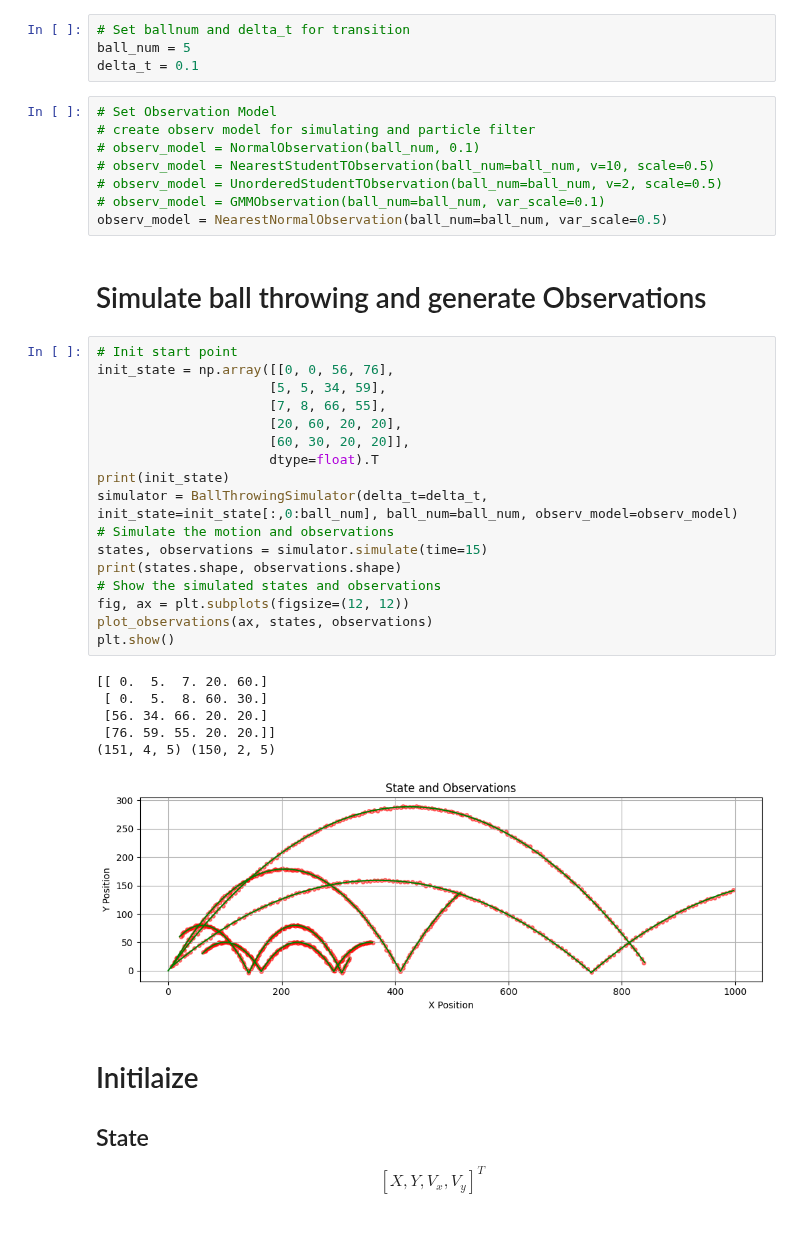
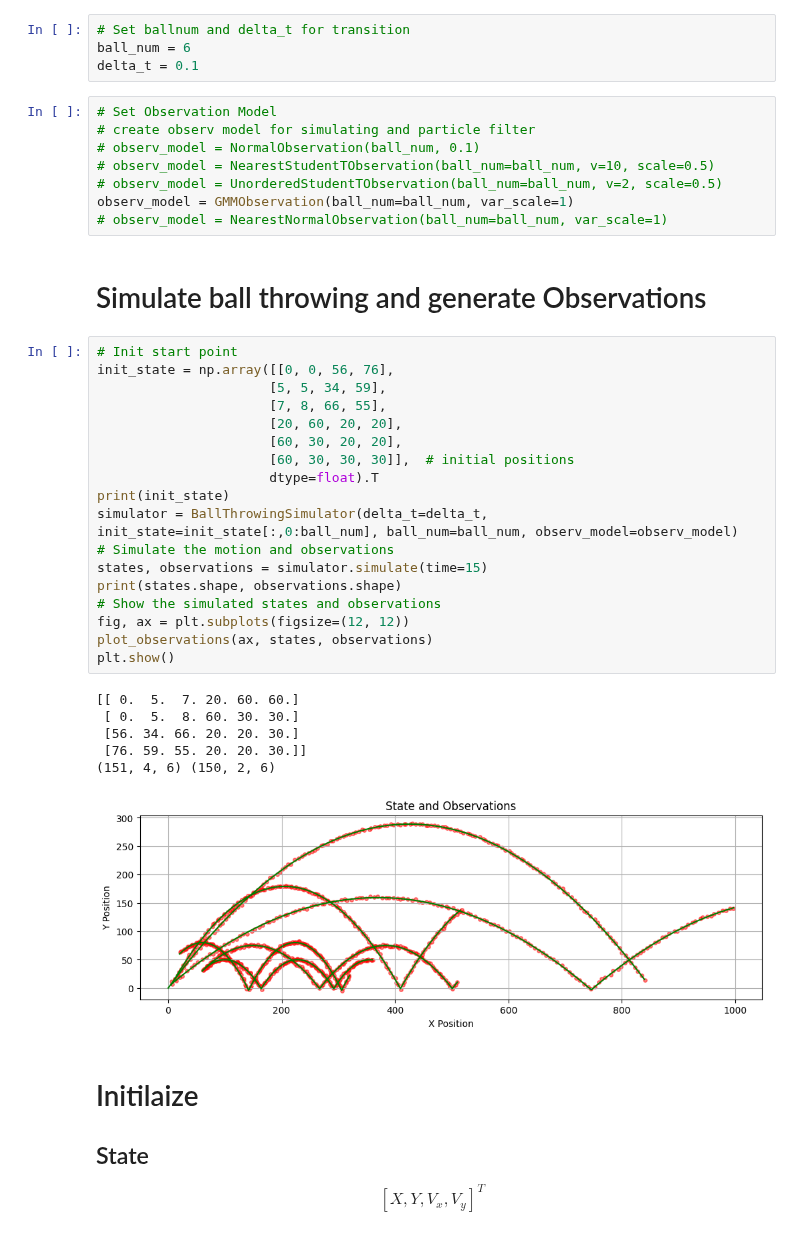
Before and after one commit to Horizon-42/particle_filter, a Jupyter notebook: run_partickle_filter.ipynb, the cells around one changed output. Saved outputs shown, nothing was run; the diff lists cells and outputs as text.

```diff
--- a/run_partickle_filter.ipynb
+++ b/run_partickle_filter.ipynb
@@ -15,7 +15,7 @@ from matplotlib.animation import ImageMagickWriter
 from ball_throwing_simulator import BallThrowingSimulator
 # %%
 # Set ballnum and delta_t for transition
-ball_num = 5
+ball_num = 6
 delta_t = 0.1
 # %%
 # Set Observation Model
@@ -23,34 +23,35 @@ delta_t = 0.1
 # observ_model = NormalObservation(ball_num, 0.1)
 # observ_model = NearestStudentTObservation(ball_num=ball_num, v=10, scale=0.5)
 # observ_model = UnorderedStudentTObservation(ball_num=ball_num, v=2, scale=0.5)
-# observ_model = GMMObservation(ball_num=ball_num, var_scale=0.1)
-observ_model = NearestNormalObservation(ball_num=ball_num, var_scale=0.5)
+observ_model = GMMObservation(ball_num=ball_num, var_scale=1)
+# observ_model = NearestNormalObservation(ball_num=ball_num, var_scale=1)
 # %% [markdown]
 # Simulate ball throwing and generate Observations
 # %%
 # Init start point
 init_state = np.array([[0, 0, 56, 76],
                       [5, 5, 34, 59],
                       [7, 8, 66, 55],
                       [20, 60, 20, 20],
-                      [60, 30, 20, 20]],
+                      [60, 30, 20, 20],
+                      [60, 30, 30, 30]],  # initial positions
                       dtype=float).T
 print(init_state)
 simulator = BallThrowingSimulator(delta_t=delta_t, init_state=init_state[:,0:ball_num], ball_num=ball_num, observ_model=observ_model)
 # Simulate the motion and observations
 states, observations = simulator.simulate(time=15)
 print(states.shape, observations.shape)
 # Show the simulated states and observations
 fig, ax = plt.subplots(figsize=(12, 12))
 plot_observations(ax, states, observations)
 plt.show()
 # %% [output]
-[[ 0.  5.  7. 20. 60.]
- [ 0.  5.  8. 60. 30.]
- [56. 34. 66. 20. 20.]
- [76. 59. 55. 20. 20.]]
-(151, 4, 5) (150, 2, 5)
+[[ 0.  5.  7. 20. 60. 60.]
+ [ 0.  5.  8. 60. 30. 30.]
+ [56. 34. 66. 20. 20. 30.]
+ [76. 59. 55. 20. 20. 30.]]
+(151, 4, 6) (150, 2, 6)
-[figure, old version]
+[figure, new version]
 # %% [markdown]
 # Initilaize
 ## State
```
Also changed, not shown: parts of 2 cells of this notebook, 1 other file.
